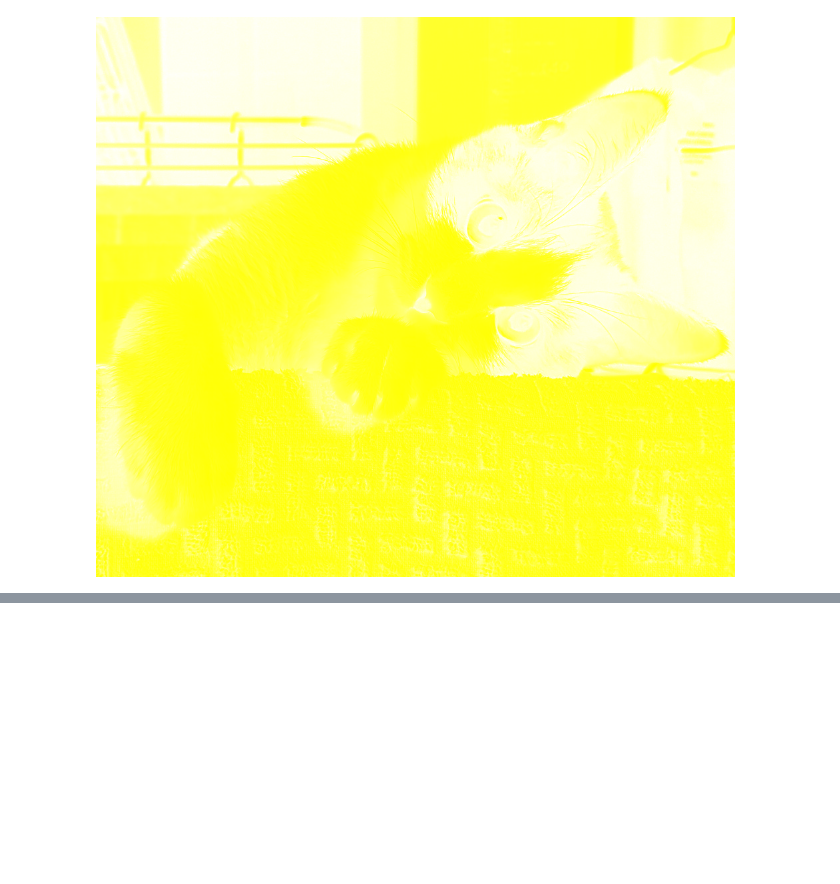
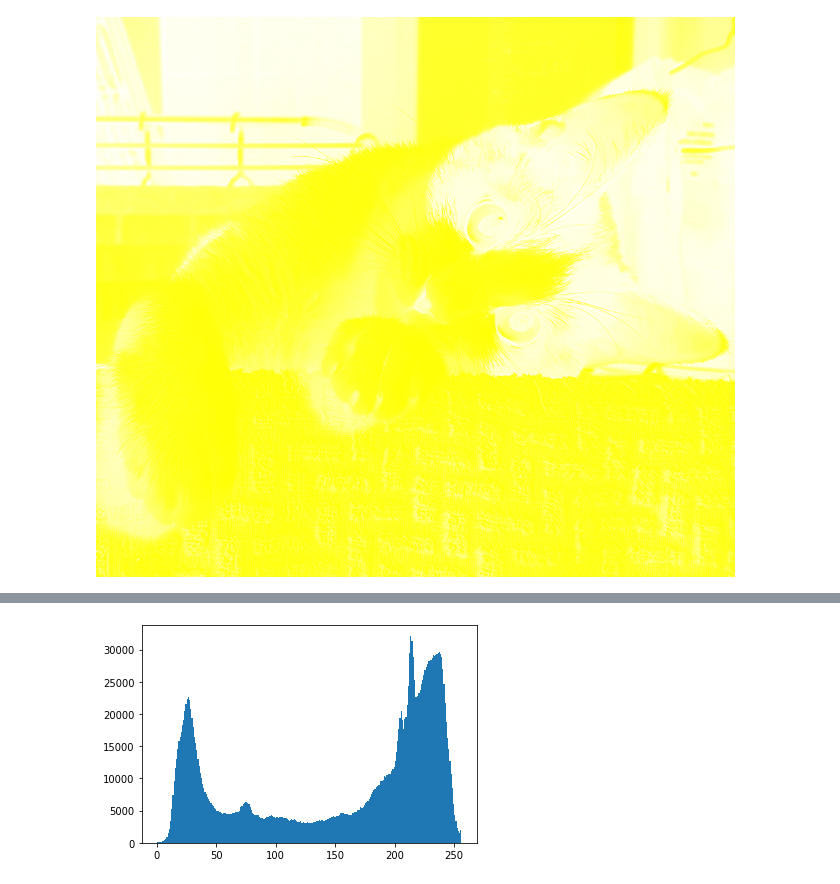
Before and after one commit to Ko4rii/Class2022Spring, a Jupyter notebook: image processing practice.ipynb, the cells around one changed output, grey strips where cells are left out. Cells and saved outputs as stored; diff of their text form; code cells hidden in the pictures; blank space fills up the shorter version.

```diff
--- a/image processing practice.ipynb
+++ b/image processing practice.ipynb
@@ -34,0 +43,5 @@ cv2_imshow(image_inverse)
+# %%
+plt.hist(image_bgr.ravel(),bins=256, range=[0,256])
+plt.show()
+# %% [output]
+[figure, added]
```
Also changed, not shown: parts of 1 cell of this notebook.
